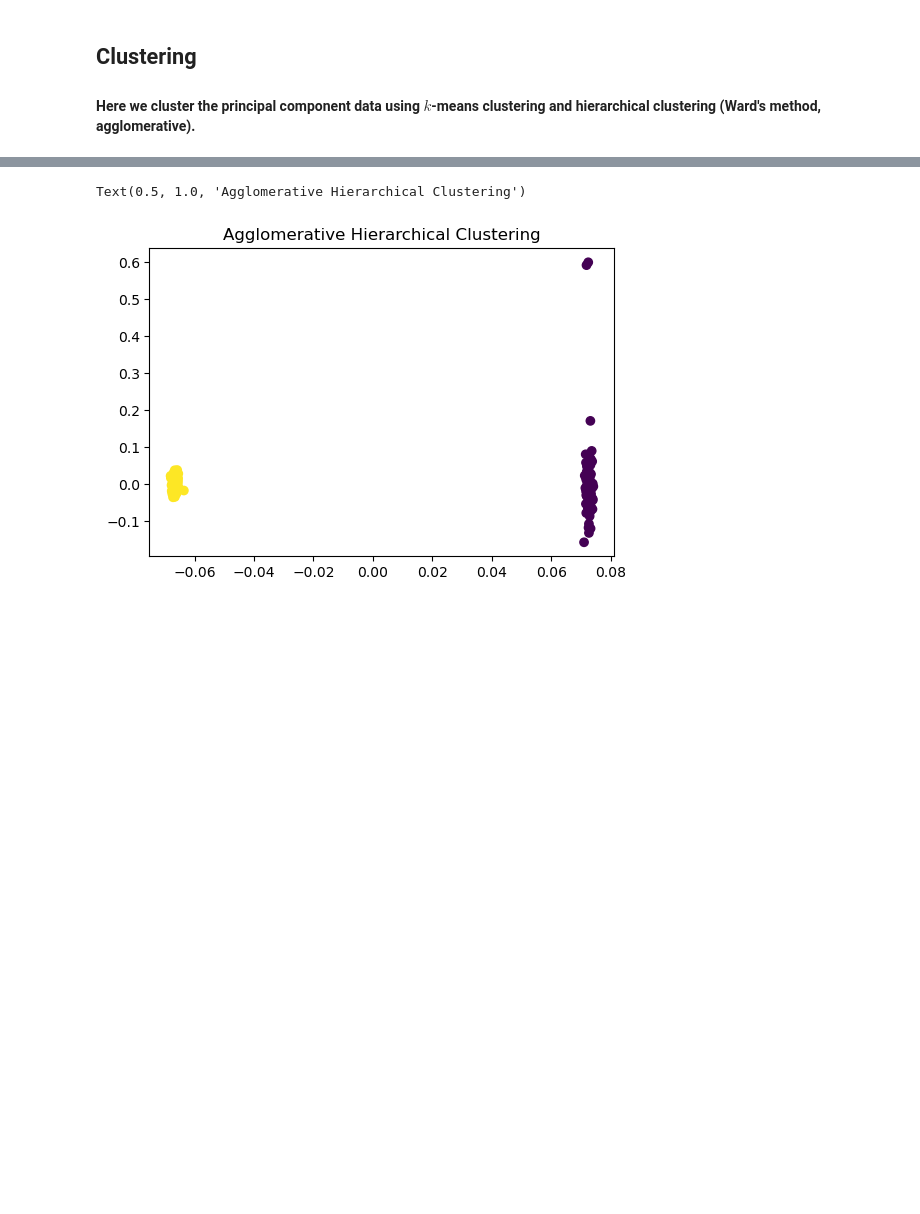
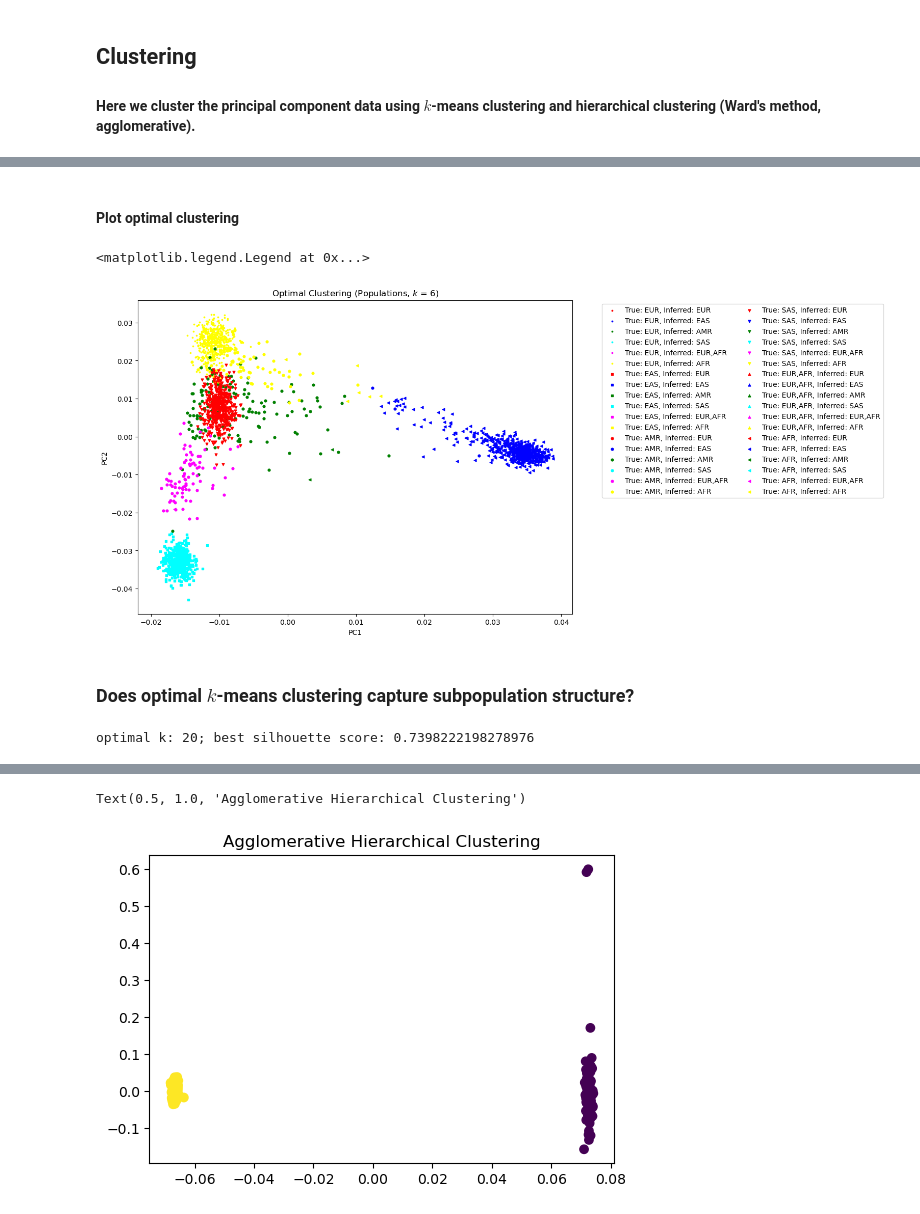
Before and after one commit to 0xArsi/snp-clustering, a Jupyter notebook: notebooks/snp_clustering.ipynb, the cells around one changed output, grey strips where cells are left out. Drawn from its saved outputs; the diff is of its cells as text; code cells hidden in the pictures; blank space fills up the shorter version.

```diff
--- a/notebooks/snp_clustering.ipynb
+++ b/notebooks/snp_clustering.ipynb
@@ -58,0 +95,3 @@ array([[ 0.0724341 ,  0.00551975,  0.0682042 , -0.137754  ],
+# %%
+pops_unique = pca_data['pop'].unique()
+pop_shapes = dict(zip(pops_unique, MARKERS[:pops_unique.shape[0]]))
@@ -91,0 +158,41 @@ plt.show()
+# %% [markdown]
+#### Plot optimal clustering
+# %%
+pca_data['inferred_assignment'] = kmeans_optimal.labels_
+plt.figure(figsize=(11, 8))
+plt.title(f'Optimal Clustering (Populations, $k$ = {optimal_k})')
+plt.xlabel("PC1")
+plt.ylabel("PC2")
+for true_pop in pops_unique:
+    for inferred_assignment in range(kmeans_optimal.labels_.max() + 1):
+        # Select points that have true population = true_pop and inferred pop = inferred assignment
+        mask = (pca_data['pop'] == true_pop) & (pca_data['inferred_assignment'] == inferred_assignment)
+
+        #X has the same ordering as pca_data
+        #we are naively selecting the first two coordinates because the first two PCs likely will dominate the coordinate variance
+        selected_points = X[mask, :]
+
+        # Plot selected points with the corresponding marker and color
+        plt.scatter(selected_points[:, 0], selected_points[:, 1], s=12, marker=pop_shapes[true_pop], color=COLORS[inferred_assignment], label=f"True: {true_pop}, Inferred: {pops_unique[inferred_assignment]}")
+plt.legend(bbox_to_anchor=(1.06, 1), loc='upper left', ncol=2)
+# %% [output]
+<matplotlib.legend.Legend at 0x...>
+[figure, added]
+# %% [markdown]
+### Does optimal $k$-means clustering capture subpopulation structure?
+# %%
+sil_scores_subpop = []
+K = range(20, 30)
+for k in K:
+    kmeans = KMeans(n_clusters=k, init='k-means++', n_init=10, max_iter=300, random_state=RAND_SEED)
+    kmeans.fit(X)
+    labels = kmeans.labels_
+    sil_scores_subpop.append(silhouette_score(X, labels))
+
+sil_scores_subpop = np.array(sil_scores_subpop)
+optimal_k_subpop = K[np.argmax(sil_scores_subpop)]
+kmeans_optimal_subpop = KMeans(n_clusters=optimal_k_subpop, init='k-means++', n_init=10, max_iter=300, random_state=RAND_SEED)
+kmeans_optimal_subpop.fit(X)
+print (f"optimal k: {optimal_k_subpop}; best silhouette score: {np.max(sil_scores_subpop)}")
+# %% [output]
+optimal k: 20; best silhouette score: 0.7398222198278976
```
Also changed, not shown: parts of 26 cells of this notebook, 4 other files.
